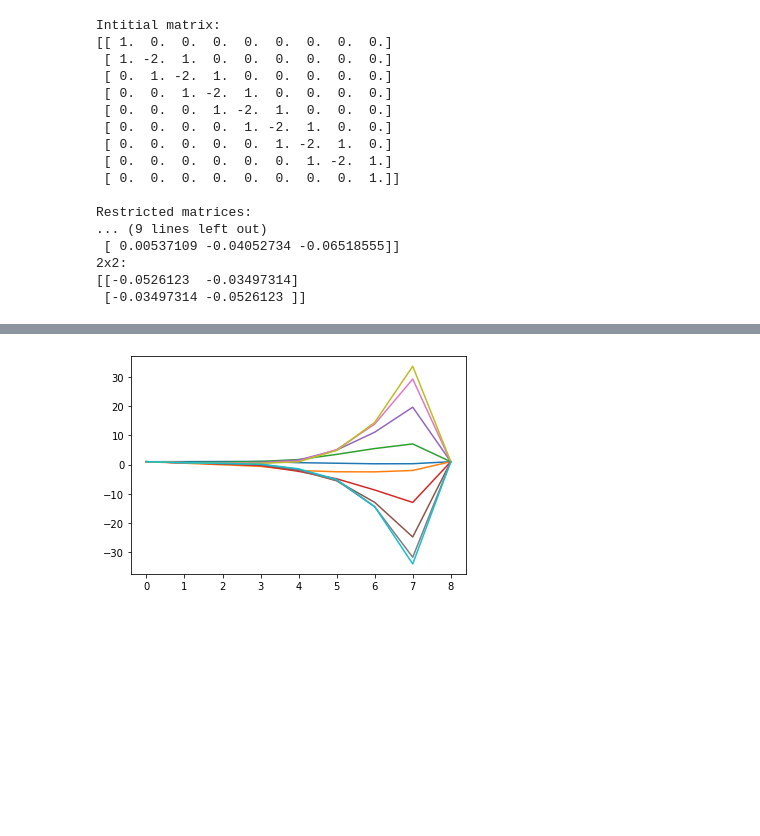
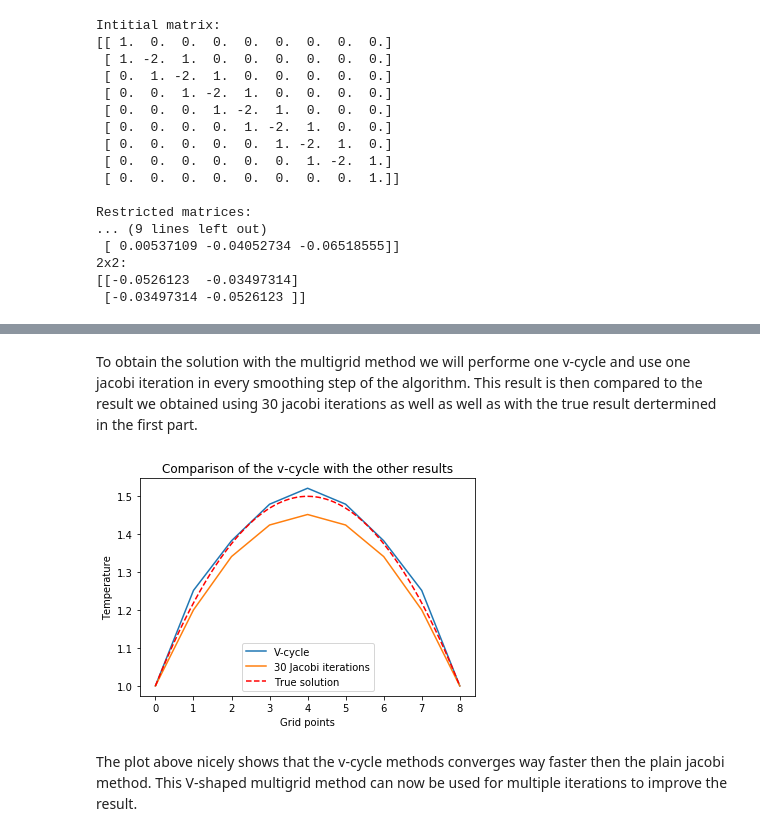
Before and after one commit to hluedemann/FundamentalsSimulationMethods, a Jupyter notebook: exercise6/hauke/diffusion1.ipynb, the cells around one changed output, grey strips where cells are left out. Saved outputs shown, nothing was run; the diff lists cells and outputs as text; code cells hidden in the pictures; blank space fills up the shorter version.

```diff
--- a/exercise6/hauke/diffusion1.ipynb
+++ b/exercise6/hauke/diffusion1.ipynb
@@ -327,0 +314,15 @@ def mult_grid_procedure(matrix, b, initial_guess=0, initial_b=0, initial_D=0, in
+# %%
+def residual(matrix, x, b):
+    """Function to calculate the residual vector.
+    """
+    return b - np.dot(matrix, x)
+# %%
+def restriction(matrix, r):
+    """Function to restrict the resuidual to the coarser grid.
+    """
+    return np.dot(matrix, r)
+# %%
+def prolongation(matrix, b):
+    """Function to prolonge the obtained error to the finer grid.
+    """
+    return np.dot(matrix, b)
@@ -328,10 +359,26 @@ def mult_grid_procedure(matrix, b, initial_guess=0, initial_b=0, initial_D=0, in
+# %% [markdown]
+To obtain the solution with the multigrid method we will performe one v-cycle and use one jacobi iteration in every smoothing step of the algorithm. This result is then compared to the result we obtained using 30 jacobi iterations as well as well as with the true result dertermined in the first part.
 # %%
+# inhomgeneity
 b = (-4*np.ones(N+1)+5*np.identity(N+1)[0,:]+5*np.identity(N+1)[-1,:])
 b[1:-1] /= N**2
+
+# Performe one v-cycle
+initial_guess = np.ones(N+1)
+
+v_cycle_1 = v_cycle(initial_guess, b)
-# %%
-result = b
-for _ in range(10):
-    mult_grid_procedure(matrix, result)
-    plt.plot(range(9), result)
-# %% [output]
-[figure, removed]
+# %%
+# Compare the result with the previous parts
+
+plt.xlabel("Grid points")
+plt.ylabel("Temperature")
+plt.title("Comparison of the v-cycle with the other results")
+plt.plot(range(N+1), v_cycle_1, label="V-cycle")
+plt.plot(range(N+1), jacobi_result_30, label="30 Jacobi iterations")
+plt.plot(N/1000*np.linspace(0, 1000, num=1001), solution_1000, 'r--', label="True solution")
+plt.legend()
+plt.show()
+# %% [output]
+[figure, added]
+# %% [markdown]
+The plot above nicely shows that the v-cycle methods converges way faster then the plain jacobi method. This V-shaped multigrid method can now be used for multiple iterations to improve the result.
```
Also changed, not shown: parts of 11 cells of this notebook.
